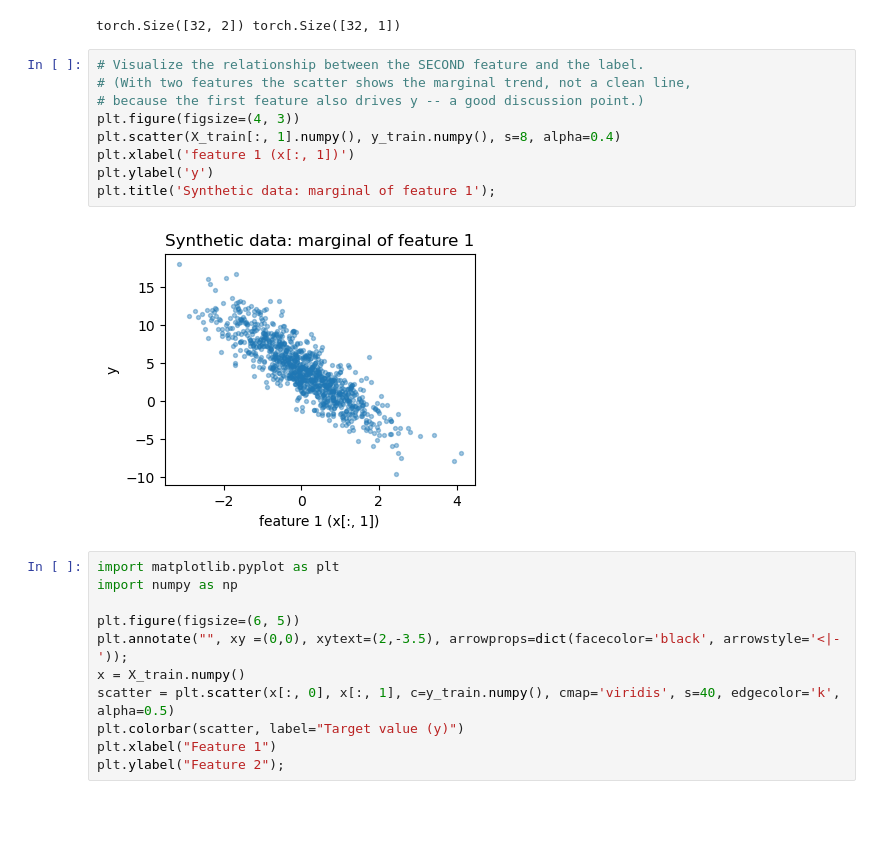
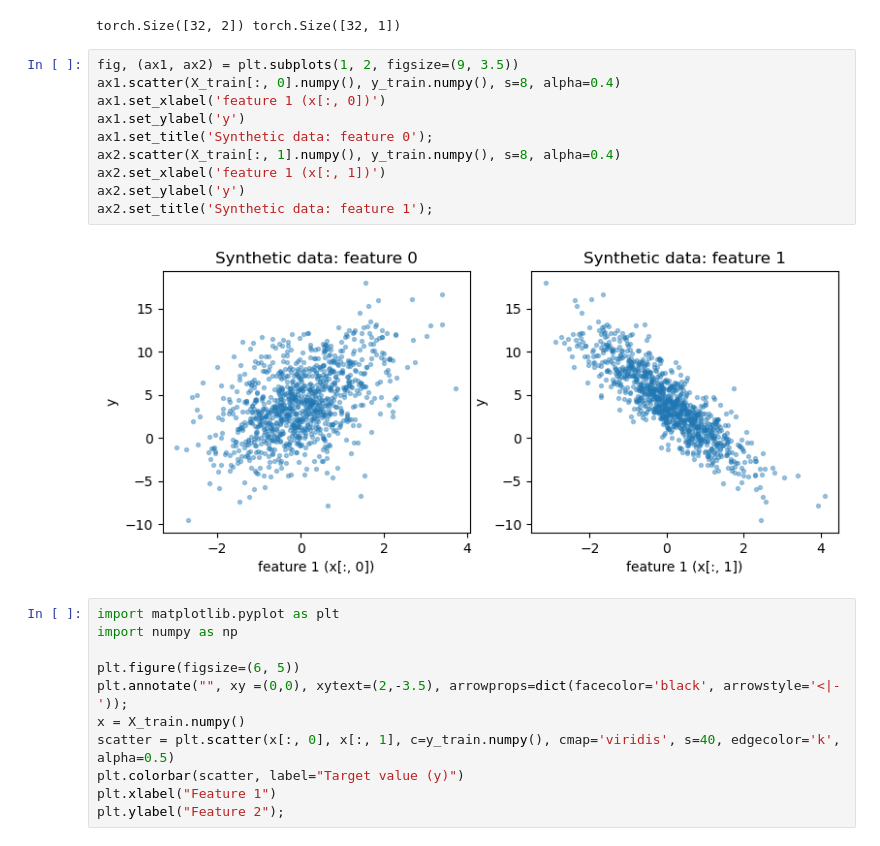
Before and after one commit to asabenhur/CS545, a Jupyter notebook: 01_linear/module01_02_linear_regression_scratch.ipynb, the cells around one changed output. Cells and saved outputs as stored; diff of their text form; blank space fills up the shorter version.

```diff
--- a/01_linear/module01_02_linear_regression_scratch.ipynb
+++ b/01_linear/module01_02_linear_regression_scratch.ipynb
@@ -173,17 +175,18 @@ for (x, y) in train_dataloader:
     break
 # %% [output]
 torch.Size([32, 2]) torch.Size([32, 1])
-# %%
-# Visualize the relationship between the SECOND feature and the label.
-# (With two features the scatter shows the marginal trend, not a clean line,
-# because the first feature also drives y -- a good discussion point.)
-plt.figure(figsize=(4, 3))
-plt.scatter(X_train[:, 1].numpy(), y_train.numpy(), s=8, alpha=0.4)
-plt.xlabel('feature 1 (x[:, 1])')
-plt.ylabel('y')
-plt.title('Synthetic data: marginal of feature 1');
-# %% [output]
-[figure, removed]
+# %%
+fig, (ax1, ax2) = plt.subplots(1, 2, figsize=(9, 3.5))
+ax1.scatter(X_train[:, 0].numpy(), y_train.numpy(), s=8, alpha=0.4)
+ax1.set_xlabel('feature 1 (x[:, 0])')
+ax1.set_ylabel('y')
+ax1.set_title('Synthetic data: feature 0');
+ax2.scatter(X_train[:, 1].numpy(), y_train.numpy(), s=8, alpha=0.4)
+ax2.set_xlabel('feature 1 (x[:, 1])')
+ax2.set_ylabel('y')
+ax2.set_title('Synthetic data: feature 1');
+# %% [output]
+[figure, added]
 # %%
 import matplotlib.pyplot as plt
 import numpy as np
```
Also changed, not shown: parts of 6 cells of this notebook.
